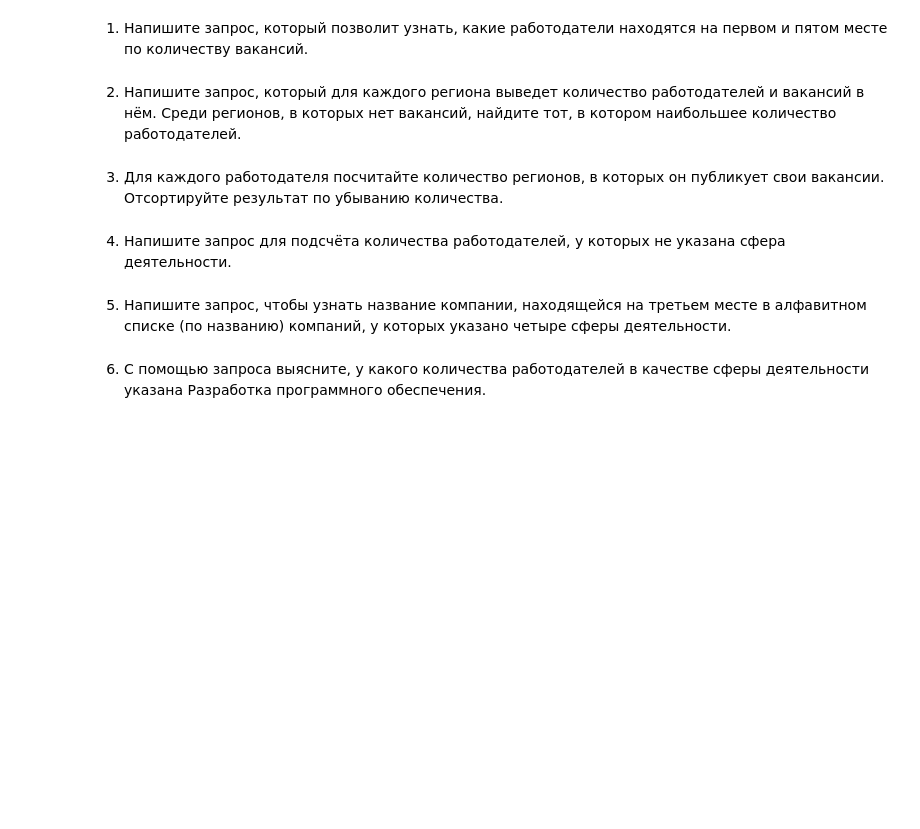
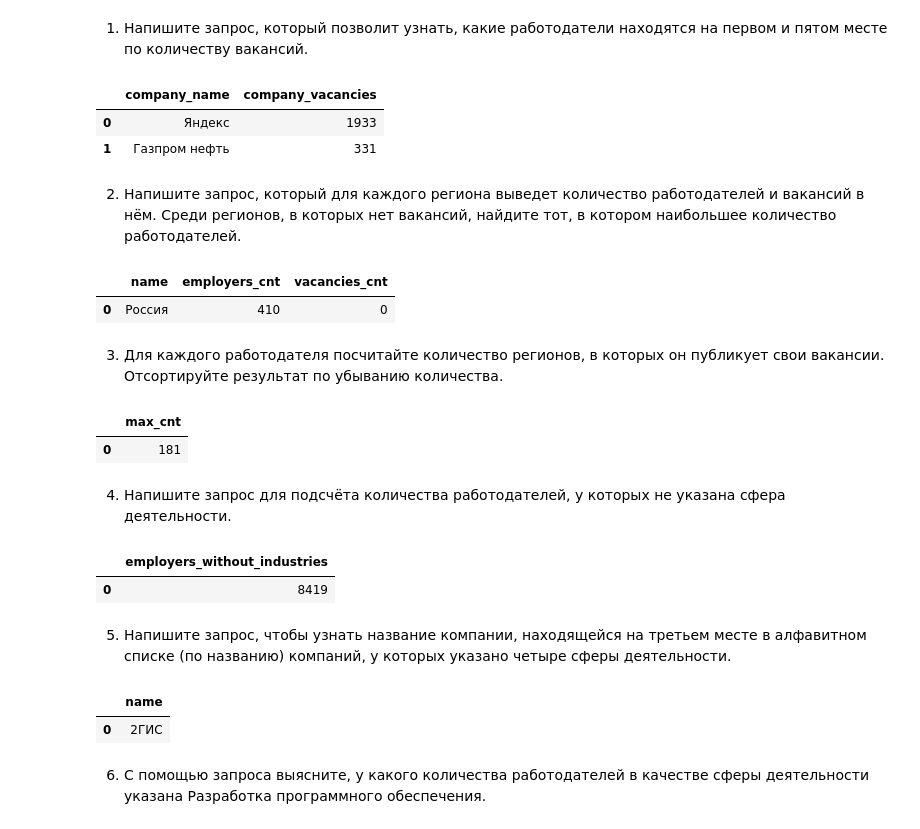
Before and after one commit to AlexeyLukovnikov/sf_ds_project_2, a Jupyter notebook: Project_2.ipynb, the cells around one changed output. Drawn from its saved outputs; the diff is of its cells as text; code cells hidden in the pictures; blank space fills up the shorter version.

```diff
--- a/Project_2.ipynb
+++ b/Project_2.ipynb
@@ -211,6 +211,30 @@ load_and_show_data(f'''
 # %% [markdown]
 1. Напишите запрос, который позволит узнать, какие работодатели находятся на первом и пятом месте по количеству вакансий.
 # %%
-# текст запроса
+load_and_show_data(f'''
+(
+    SELECT e.name company_name, Count(v.id) company_vacancies
+    FROM employers e
+    JOIN vacancies v ON e.id = v.employer_id
+    GROUP BY company_name
+    ORDER BY company_vacancies DESC
+    LIMIT 1
+)
+UNION
+(
+    SELECT e.name, Count(v.id)
+    FROM employers e
+    JOIN vacancies v ON e.id = v.employer_id
+    GROUP BY 1
+    ORDER BY 2 DESC
+    OFFSET 4
+    LIMIT 1
+)
+ORDER BY company_vacancies DESC
+''');
+# %% [output]
+|  | company_name | company_vacancies |
+| 0 | Яндекс | 1933 |
+| 1 | Газпром нефть | 331 |
 # %%
 # результат запроса
@@ -218,6 +246,18 @@ load_and_show_data(f'''
 2. Напишите запрос, который для каждого региона выведет количество работодателей и вакансий в нём.
 Среди регионов, в которых нет вакансий, найдите тот, в котором наибольшее количество работодателей.
 # %%
-# текст запроса
+#!!! ОПТИМИЗИРОВАТЬ ЗАПРОС
+load_and_show_data(f'''
+    SELECT a.name, Count(e.id) AS employers_cnt, Count(v.id) AS vacancies_cnt
+    FROM areas a
+    JOIN employers e ON a.id = e.area
+    LEFT JOIN vacancies v ON a.id = v.area_id
+    GROUP BY 1
+    ORDER BY 3, 2 DESC
+    LIMIT 1
+''');
+# %% [output]
+|  | name | employers_cnt | vacancies_cnt |
+| 0 | Россия | 410 | 0 |
 # %%
 # результат запроса
@@ -224,6 +267,15 @@ load_and_show_data(f'''
 # %% [markdown]
 3. Для каждого работодателя посчитайте количество регионов, в которых он публикует свои вакансии. Отсортируйте результат по убыванию количества.
 # %%
-# текст запроса
+load_and_show_data(f'''
+    SELECT Count(DISTINCT area_id) AS max_cnt
+    FROM vacancies
+    GROUP BY employer_id
+    ORDER BY 1 DESC
+    LIMIT 1
+''');
+# %% [output]
+|  | max_cnt |
+| 0 | 181 |
 # %%
 # результат запроса
@@ -230,6 +284,14 @@ load_and_show_data(f'''
 # %% [markdown]
 4. Напишите запрос для подсчёта количества работодателей, у которых не указана сфера деятельности.
 # %%
-# текст запроса
+load_and_show_data(f'''
+    SELECT Count(*) AS employers_without_industries
+    FROM employers e
+    LEFT JOIN employers_industries ei ON e.id = ei.employer_id
+    WHERE ei.employer_id IS NULL
+''');
+# %% [output]
+|  | employers_without_industries |
+| 0 | 8419 |
 # %%
 # результат запроса
@@ -236,6 +300,18 @@ load_and_show_data(f'''
 # %% [markdown]
 5. Напишите запрос, чтобы узнать название компании, находящейся на третьем месте в алфавитном списке (по названию) компаний, у которых указано четыре сферы деятельности.
 # %%
-# текст запроса
+load_and_show_data(f'''
+    SELECT e.name
+    FROM employers e
+    JOIN employers_industries ei ON e.id = ei.employer_id
+    GROUP BY e.name
+    HAVING Count(distinct ei.industry_id) = 4
+    ORDER BY e.name
+    OFFSET 2
+    LIMIT 1
+''');
+# %% [output]
+|  | name |
+| 0 | 2ГИС |
 # %%
 # результат запроса
```
Also changed, not shown: parts of 7 cells of this notebook.
